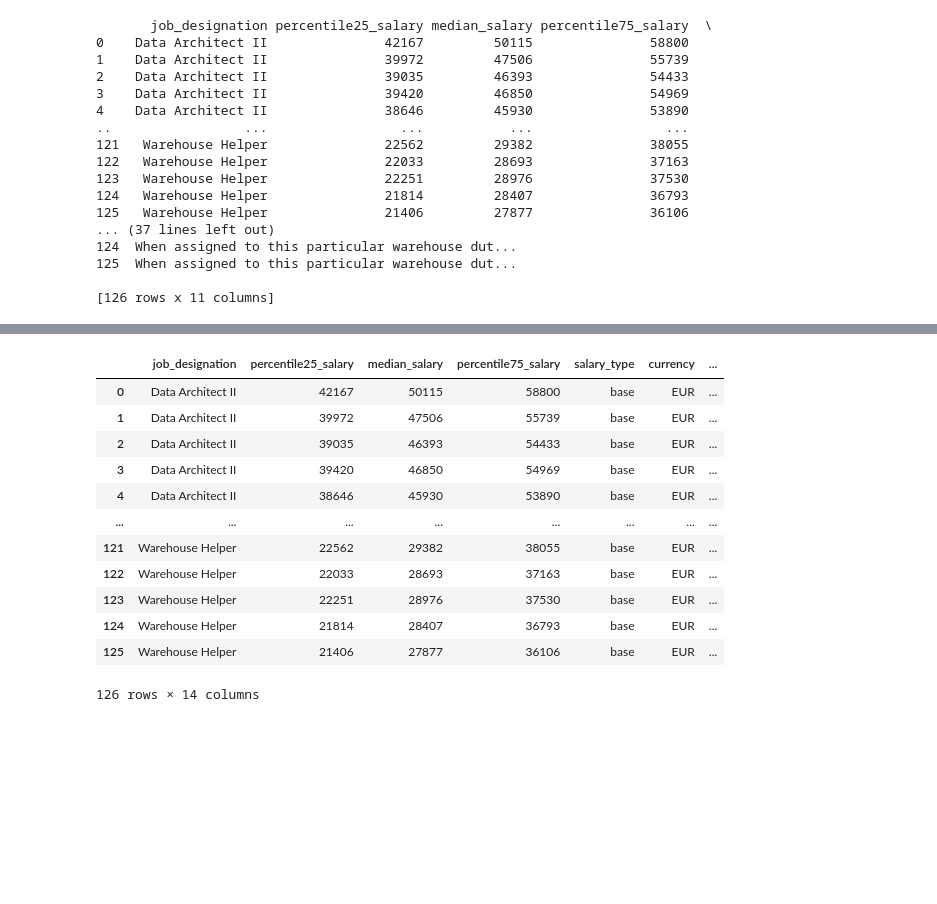
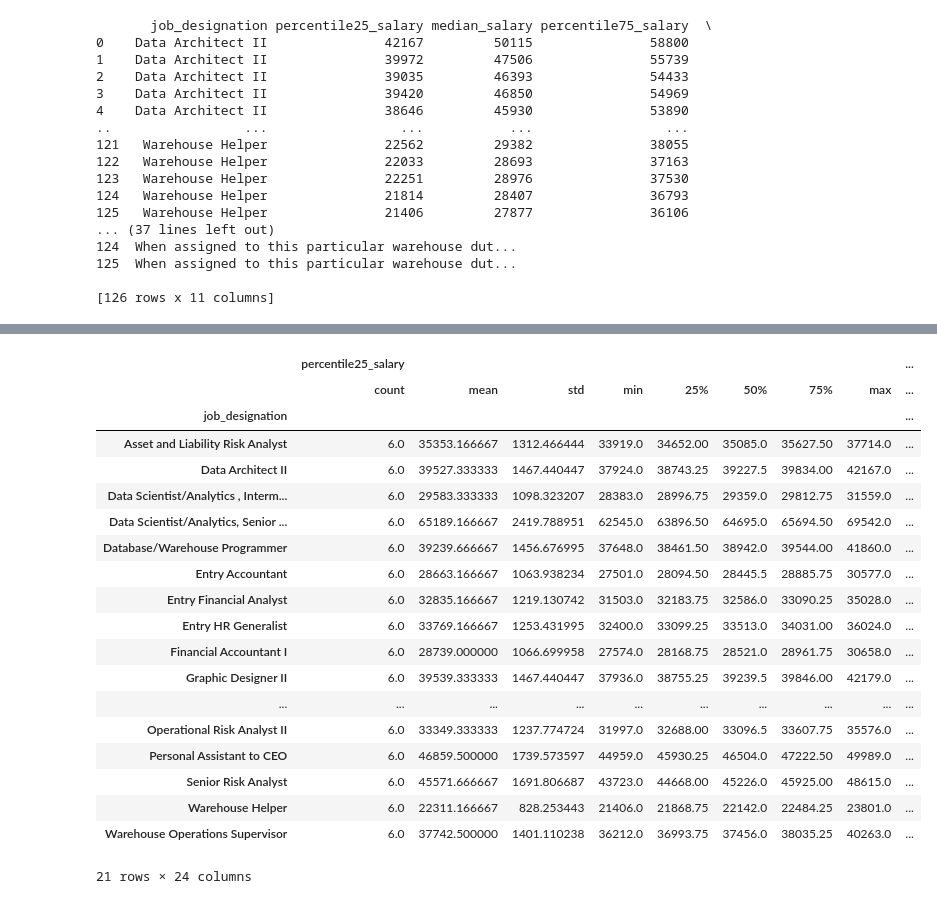
Before and after one commit to abrahamjenie/Programming-for-Data-Analysis-CA1-Web-Scraping, a Jupyter notebook: SalaryData_WebScraping.ipynb, the cells around one changed output, grey strips where cells are left out. Cells and saved outputs as stored; diff of their text form; code cells hidden in the pictures; blank space fills up the shorter version.

```diff
--- a/SalaryData_WebScraping.ipynb
+++ b/SalaryData_WebScraping.ipynb
@@ -121,0 +162,16 @@ print(salary_df)
+# %%
+#Data Cleaning
+
+#Coverting the datatype from object to integer for the features percentile25_salary, median_salary  and salary_type
+salary_df=salary_df.astype({'percentile25_salary':'int','median_salary':'int','percentile75_salary':'int'})
+
+#Splitting the 'location' feature into two new features 'county' and 'country'
+location=salary_df['location'].str.split(",",expand=True) #expand=True will give the output in a dataframe instead of the default list
+salary_df['county']=location[0]
+salary_df['country']=location[1]
+
+#Extracting only the date part from 'last_reviewed_datetime' and stored in a new feature 'last_reviewed_date'
+import datetime
+salary_df['last_reviewed_date']=pd.to_datetime(salary_df['last_reviewed_datetime'].str.slice(0, 10))
+
+salary_df.info()
@@ -142,28 +208,23 @@ memory usage: 13.9+ KB
-# %%
-#Data Cleaning
-
-#Splitting the 'location' feature into two new features 'county' and 'country'
-location=salary_df['location'].str.split(",",expand=True) #expand=True will give the output in a dataframe instead of the default list
-salary_df['county']=location[0]
-salary_df['country']=location[1]
-
-#Extracting only the date part from 'last_reviewed_datetime' and saving it to a new feature 'last_reviewed_date'
-import datetime
-salary_df['last_reviewed_date']=pd.to_datetime(salary_df['last_reviewed_datetime'].str.slice(0, 10))
-
-#Final salary dataset after cleaning
-salary_df
-# %% [output]
-|  | job_designation | percentile25_salary | median_salary | percentile75_salary | salary_type | currency | ... |
-| 0 | Data Architect II | 42167 | 50115 | 58800 | base | EUR | ... |
-| 1 | Data Architect II | 39972 | 47506 | 55739 | base | EUR | ... |
-| 2 | Data Architect II | 39035 | 46393 | 54433 | base | EUR | ... |
-| 3 | Data Architect II | 39420 | 46850 | 54969 | base | EUR | ... |
-| 4 | Data Architect II | 38646 | 45930 | 53890 | base | EUR | ... |
-| ... | ... | ... | ... | ... | ... | ... | ... |
-| 121 | Warehouse Helper | 22562 | 29382 | 38055 | base | EUR | ... |
-| 122 | Warehouse Helper | 22033 | 28693 | 37163 | base | EUR | ... |
-| 123 | Warehouse Helper | 22251 | 28976 | 37530 | base | EUR | ... |
-| 124 | Warehouse Helper | 21814 | 28407 | 36793 | base | EUR | ... |
-| 125 | Warehouse Helper | 21406 | 27877 | 36106 | base | EUR | ... |
-126 rows × 14 columns
+# %%
+salary_df.groupby(['job_designation']).describe()
+# %% [output]
+|  | percentile25_salary |  |  |  |  |  |  |  | ... |
+|  | count | mean | std | min | 25% | 50% | 75% | max | ... |
+| job_designation |  |  |  |  |  |  |  |  | ... |
+| Asset and Liability Risk Analyst | 6.0 | 35353.166667 | 1312.466444 | 33919.0 | 34652.00 | 35085.0 | 35627.50 | 37714.0 | ... |
+| Data Architect II | 6.0 | 39527.333333 | 1467.440447 | 37924.0 | 38743.25 | 39227.5 | 39834.00 | 42167.0 | ... |
+| Data Scientist/Analytics , Interm... | 6.0 | 29583.333333 | 1098.323207 | 28383.0 | 28996.75 | 29359.0 | 29812.75 | 31559.0 | ... |
+| Data Scientist/Analytics, Senior ... | 6.0 | 65189.166667 | 2419.788951 | 62545.0 | 63896.50 | 64695.0 | 65694.50 | 69542.0 | ... |
+| Database/Warehouse Programmer | 6.0 | 39239.666667 | 1456.676995 | 37648.0 | 38461.50 | 38942.0 | 39544.00 | 41860.0 | ... |
+| Entry Accountant | 6.0 | 28663.166667 | 1063.938234 | 27501.0 | 28094.50 | 28445.5 | 28885.75 | 30577.0 | ... |
+| Entry Financial Analyst | 6.0 | 32835.166667 | 1219.130742 | 31503.0 | 32183.75 | 32586.0 | 33090.25 | 35028.0 | ... |
+| Entry HR Generalist | 6.0 | 33769.166667 | 1253.431995 | 32400.0 | 33099.25 | 33513.0 | 34031.00 | 36024.0 | ... |
+| Financial Accountant I | 6.0 | 28739.000000 | 1066.699958 | 27574.0 | 28168.75 | 28521.0 | 28961.75 | 30658.0 | ... |
+| Graphic Designer II | 6.0 | 39539.333333 | 1467.440447 | 37936.0 | 38755.25 | 39239.5 | 39846.00 | 42179.0 | ... |
+| ... | ... | ... | ... | ... | ... | ... | ... | ... | ... |
+| Operational Risk Analyst II | 6.0 | 33349.333333 | 1237.774724 | 31997.0 | 32688.00 | 33096.5 | 33607.75 | 35576.0 | ... |
+| Personal Assistant to CEO | 6.0 | 46859.500000 | 1739.573597 | 44959.0 | 45930.25 | 46504.0 | 47222.50 | 49989.0 | ... |
+| Senior Risk Analyst | 6.0 | 45571.666667 | 1691.806687 | 43723.0 | 44668.00 | 45226.0 | 45925.00 | 48615.0 | ... |
+| Warehouse Helper | 6.0 | 22311.166667 | 828.253443 | 21406.0 | 21868.75 | 22142.0 | 22484.25 | 23801.0 | ... |
+| Warehouse Operations Supervisor | 6.0 | 37742.500000 | 1401.110238 | 36212.0 | 36993.75 | 37456.0 | 38035.25 | 40263.0 | ... |
+21 rows × 24 columns
```
Also changed, not shown: parts of 12 cells of this notebook.
